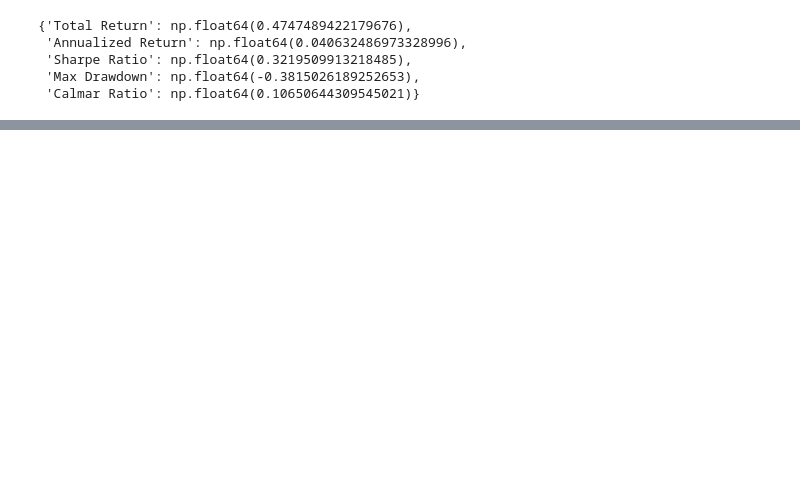
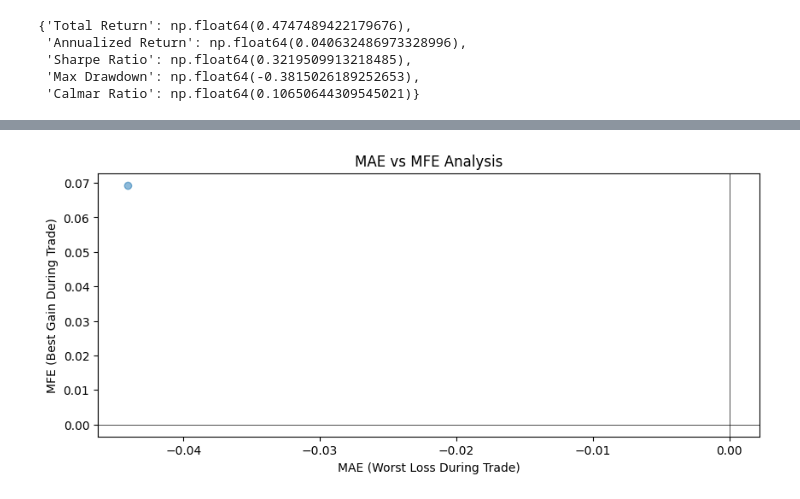
Before and after one commit to TanmayGarg02/gold-silver-pairs-strategy, a Jupyter notebook: notebooks/03_backtest.ipynb, the cells around one changed output, grey strips where cells are left out. Cells and saved outputs as stored; diff of their text form; code cells hidden in the pictures; blank space fills up the shorter version.

```diff
--- a/notebooks/03_backtest.ipynb
+++ b/notebooks/03_backtest.ipynb
@@ -120,0 +211,24 @@ metrics
+# %%
+trade_returns = bt["strategy_return"].copy()
+in_trade = position != 0
+
+mae = trade_returns[in_trade].groupby(
+    (in_trade != in_trade.shift()).cumsum()
+).min()
+
+mfe = trade_returns[in_trade].groupby(
+    (in_trade != in_trade.shift()).cumsum()
+).max()
+
+plt.figure(figsize=(10,4))
+plt.scatter(mae, mfe, alpha=0.5)
+plt.axhline(0, color="black", linewidth=0.5)
+plt.axvline(0, color="black", linewidth=0.5)
+plt.xlabel("MAE (Worst Loss During Trade)")
+plt.ylabel("MFE (Best Gain During Trade)")
+plt.title("MAE vs MFE Analysis")
+plt.savefig("../results/figures/mae_mfe.png",
+            dpi=300, bbox_inches="tight")
+plt.show()
+# %% [output]
+[figure, added]
```
Also changed, not shown: parts of 9 cells of this notebook, 15 other files.
